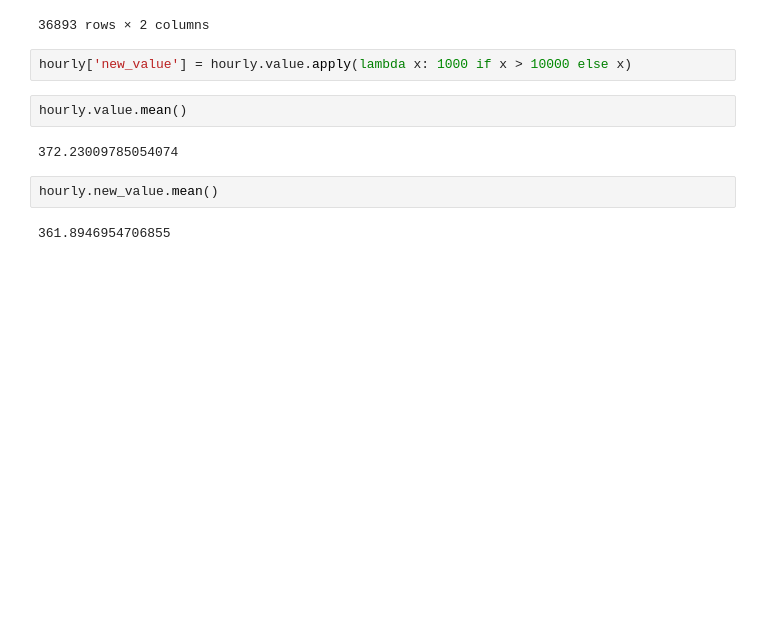
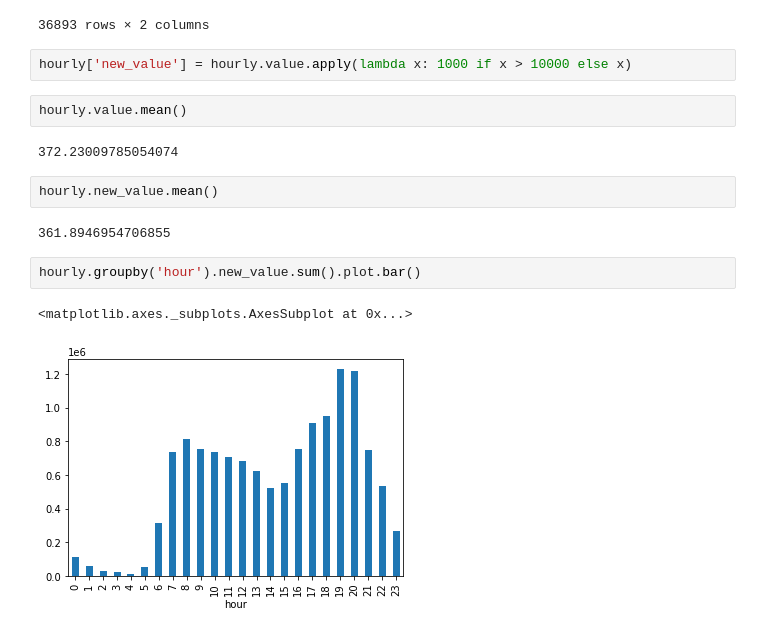
Before and after one commit to noahmelngailis/time_series_steps_project, a Jupyter notebook: time_series_xml.ipynb, the cells around one changed output. Cells and saved outputs as stored; diff of their text form; blank space fills up the shorter version.

```diff
--- a/time_series_xml.ipynb
+++ b/time_series_xml.ipynb
@@ -355,4 +355,9 @@ hourly.value.mean()
 hourly.new_value.mean()
 # %% [output]
 361.8946954706855
+# %%
+hourly.groupby('hour').new_value.sum().plot.bar()
+# %% [output]
+<matplotlib.axes._subplots.AxesSubplot at 0x...>
+[figure, added]
 # %%
```
Also changed, not shown: parts of 2 cells of this notebook.
